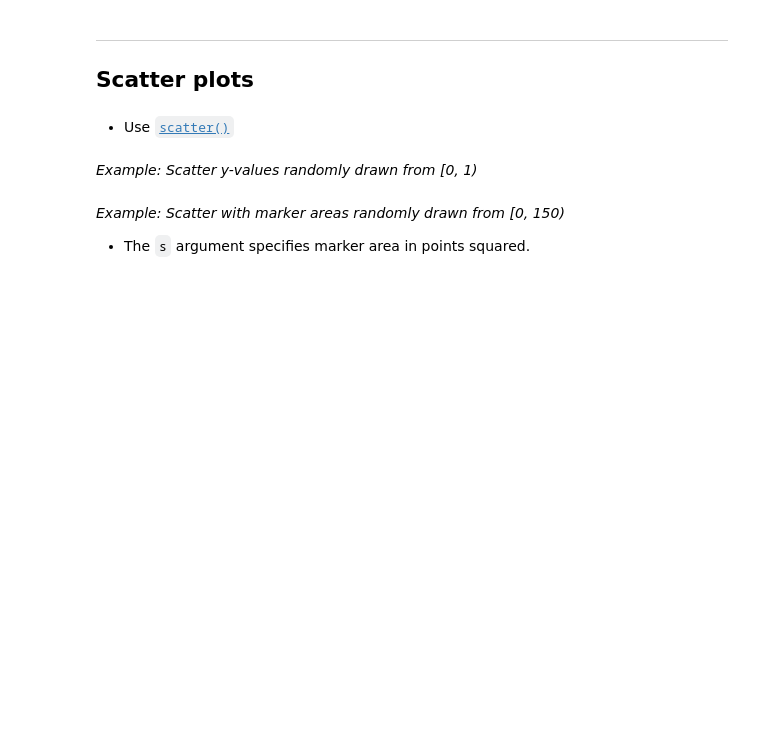
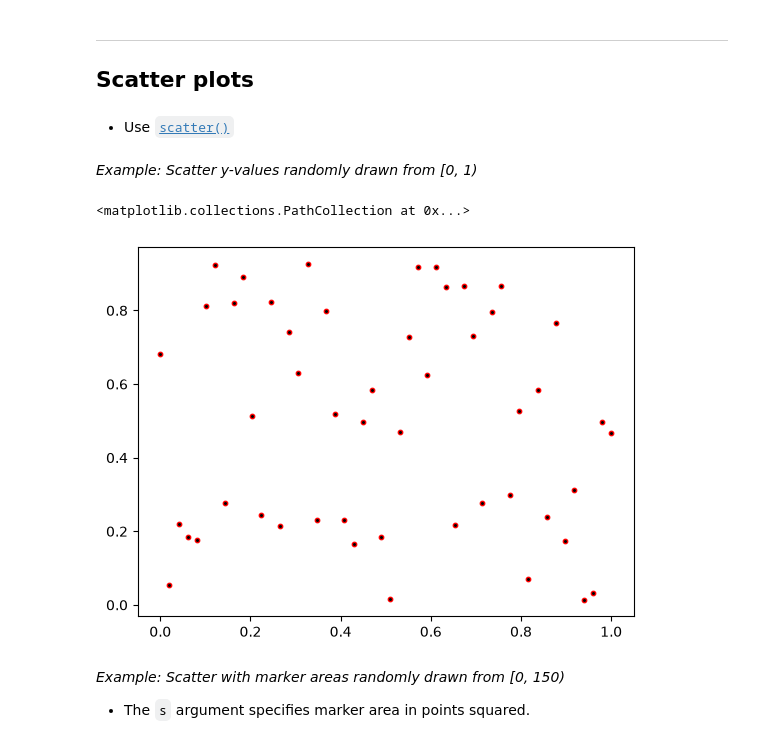
Before and after one commit to mariushemp/TECH2-H26, a Jupyter notebook: lectures/lecture3/lecture3-MHP.ipynb, the cells around one changed output. Drawn from its saved outputs; the diff is of its cells as text; code cells hidden in the pictures; blank space fills up the shorter version.

```diff
--- a/lectures/lecture3/lecture3-MHP.ipynb
+++ b/lectures/lecture3/lecture3-MHP.ipynb
@@ -108,6 +132,11 @@ N = 50
 xvalues = np.linspace(0.0, 1.0, N)
 # Draw random numbers from the interval [0, 1)
 yvalues = np.random.default_rng(seed=123).random(N)
+# %%
+plt.scatter(xvalues, yvalues, c='black', edgecolors = 'red', s = 10)
+# %% [output]
+<matplotlib.collections.PathCollection at 0x...>
+[figure, added]
 # %% [markdown]
 *Example: Scatter with marker areas randomly drawn from [0, 150)*
 
```
Also changed, not shown: parts of 12 cells of this notebook.
